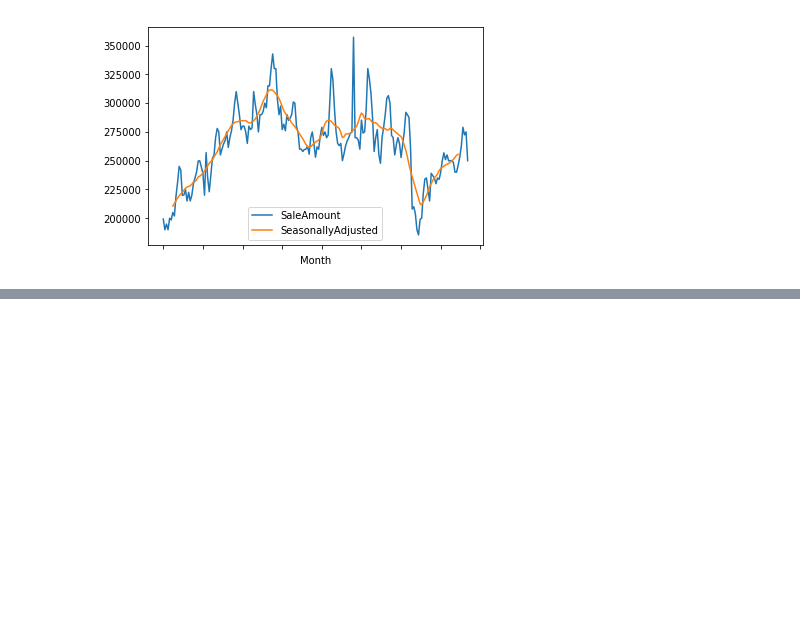
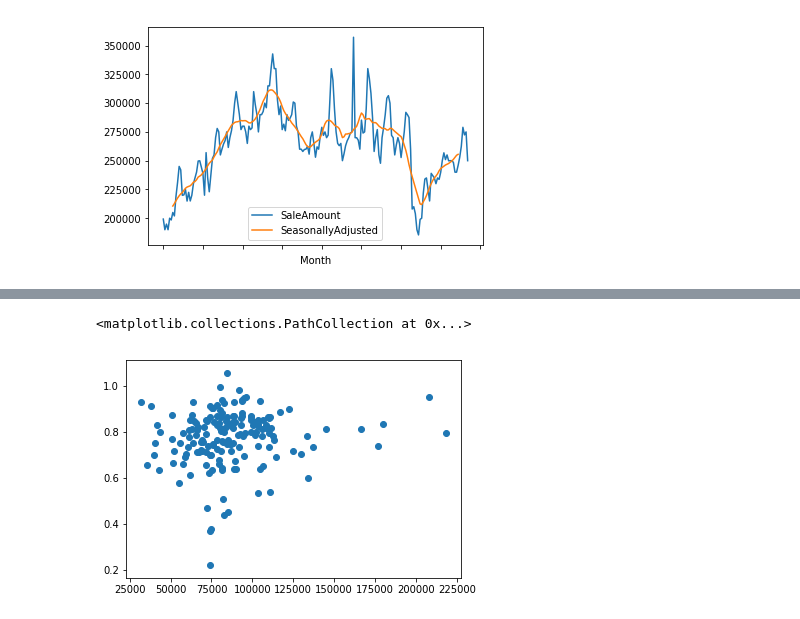
Before and after one commit to jamiekasulis/ct_real_estate_sales, a Jupyter notebook: Neater_data_exploration_notebook.ipynb, the cells around one changed output, grey strips where cells are left out. Cells and saved outputs as stored; diff of their text form; code cells hidden in the pictures; blank space fills up the shorter version.

Commit message:
A bit more exploration. Scatter plots

```diff
--- a/Neater_data_exploration_notebook.ipynb
+++ b/Neater_data_exploration_notebook.ipynb
@@ -652,0 +732,3 @@ ct_monthly_ts.plot(x='Month', y=['SaleAmount', 'SeasonallyAdjusted'])
+# %%
+town_df['Town'] = town_df.index
+town_df = pd.merge(left=town_df, right=town_income_df, on='Town')
@@ -652,0 +774,6 @@ ct_monthly_ts.plot(x='Month', y=['SaleAmount', 'SeasonallyAdjusted'])
+# %%
+import matplotlib.pyplot as plt
+plt.scatter(town_df['MedianHouseholdIncome'], town_df['RecoveryRatio'])
+# %% [output]
+<matplotlib.collections.PathCollection at 0x...>
+[figure, added]
```
Also changed, not shown: parts of 36 cells of this notebook.
